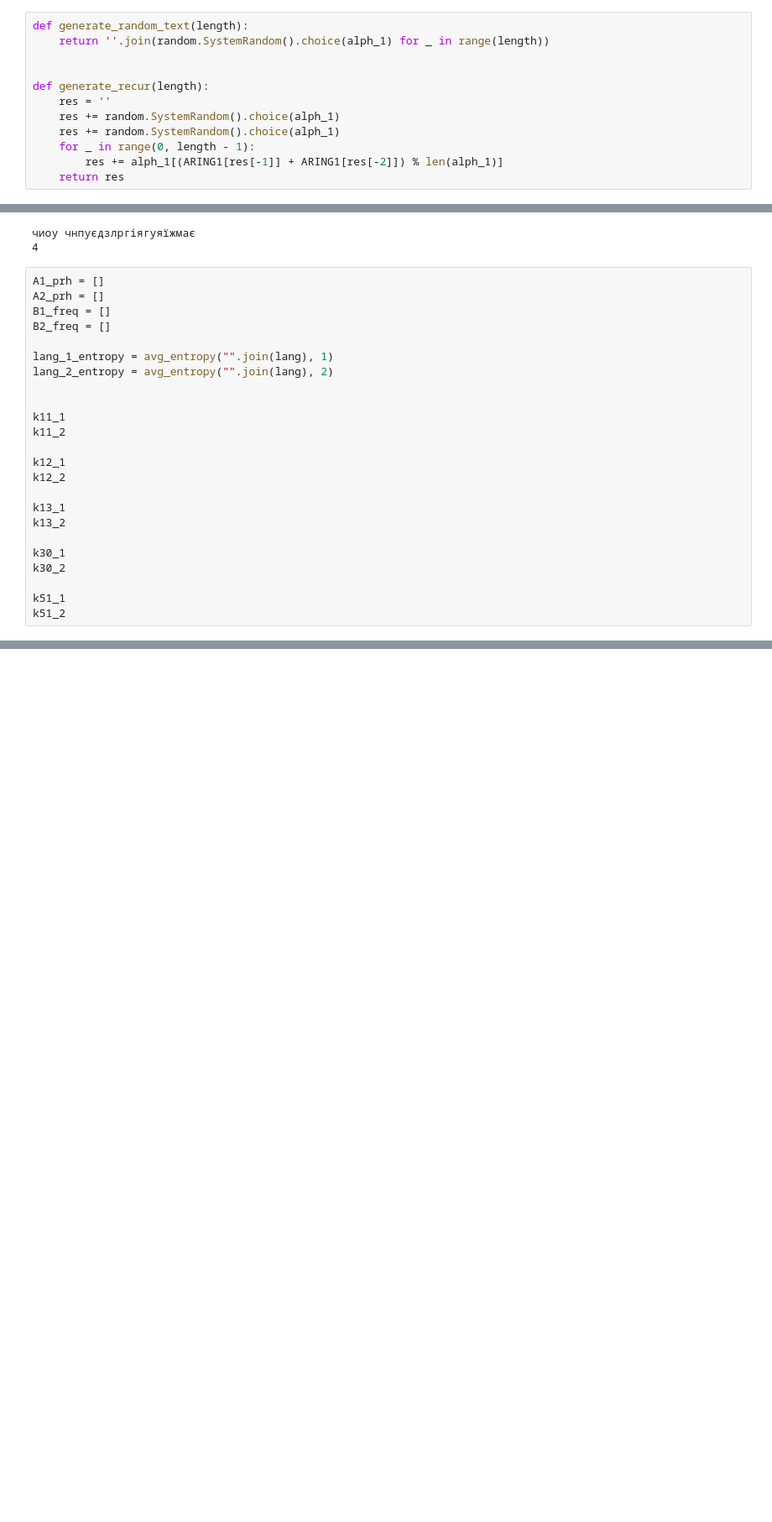
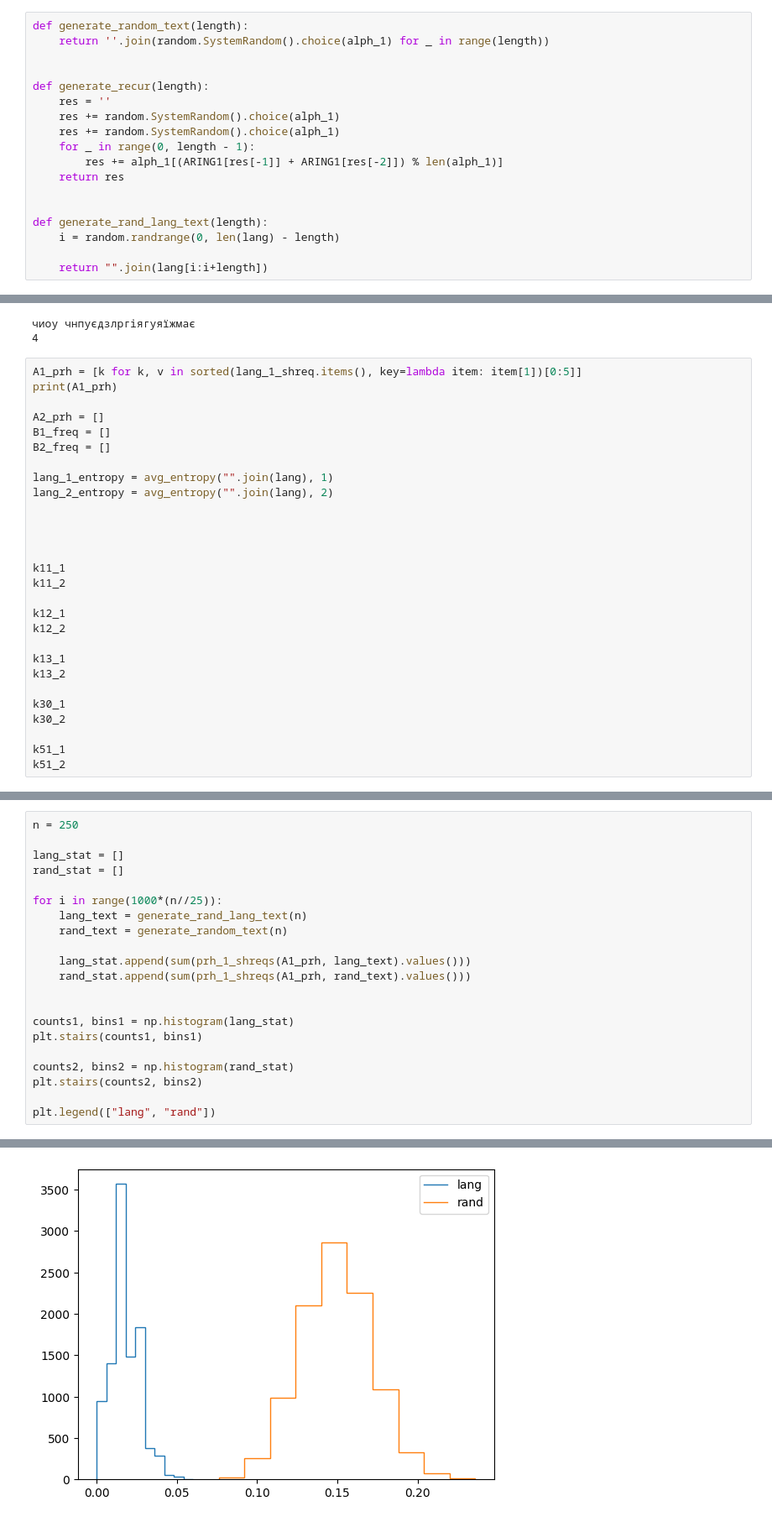
Before and after one commit to Pechenkya/Cryptoanalysis-Lab2-Bondar_Kistaiev, a Jupyter notebook: temp (shvidkiy).ipynb, the cells around one changed output, grey strips where cells are left out. Shown at 84% size. Drawn from its saved outputs; the diff is of its cells as text; blank space fills up the shorter version.

```diff
--- a/temp (shvidkiy).ipynb
+++ b/temp (shvidkiy).ipynb
@@ -112,3 +113,9 @@ def generate_recur(length):
     for _ in range(0, length - 1):
         res += alph_1[(ARING1[res[-1]] + ARING1[res[-2]]) % len(alph_1)]
     return res
+
+
+def generate_rand_lang_text(length):
+    i = random.randrange(0, len(lang) - length)
+
+    return "".join(lang[i:i+length])
@@ -180,13 +185,17 @@ def n_empty_boxes(B_freq, text):
 чиоу чнпуєдзлргіягуяїжмає
 4
 # %%
-A1_prh = []
+A1_prh = [k for k, v in sorted(lang_1_shreq.items(), key=lambda item: item[1])[0:5]]
+print(A1_prh)
+
 A2_prh = []
 B1_freq = []
 B2_freq = []
 
 lang_1_entropy = avg_entropy("".join(lang), 1)
 lang_2_entropy = avg_entropy("".join(lang), 2)
+
+
 
 
 k11_1
@@ -205,0 +218,22 @@ k51_2
+# %%
+n = 250
+
+lang_stat = []
+rand_stat = []
+
+for i in range(1000*(n//25)):
+    lang_text = generate_rand_lang_text(n)
+    rand_text = generate_random_text(n)
+
+    lang_stat.append(sum(prh_1_shreqs(A1_prh, lang_text).values()))
+    rand_stat.append(sum(prh_1_shreqs(A1_prh, rand_text).values()))
+
+
+counts1, bins1 = np.histogram(lang_stat)
+plt.stairs(counts1, bins1)
+
+counts2, bins2 = np.histogram(rand_stat)
+plt.stairs(counts2, bins2)
+
+plt.legend(["lang", "rand"])
+# %% [output]
@@ -206,3 +241,4 @@ k51_2
+[figure, added]
 # %%
 def crit_10(text, l):
     if l == 1:
```
Also changed, not shown: parts of 5 cells of this notebook.
